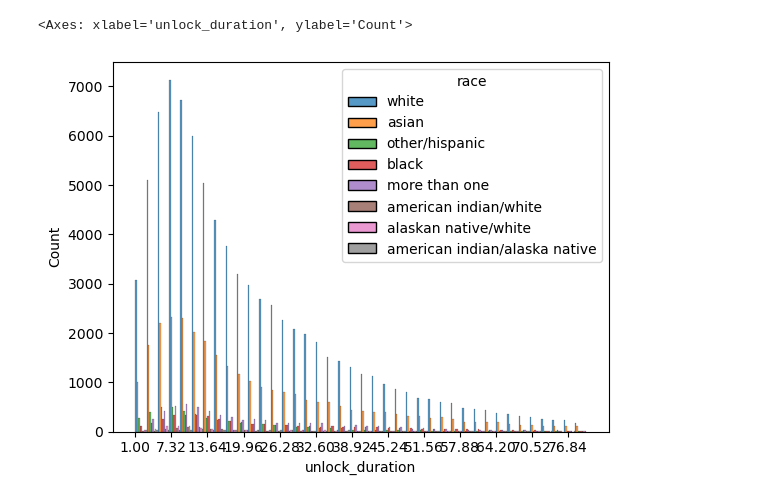
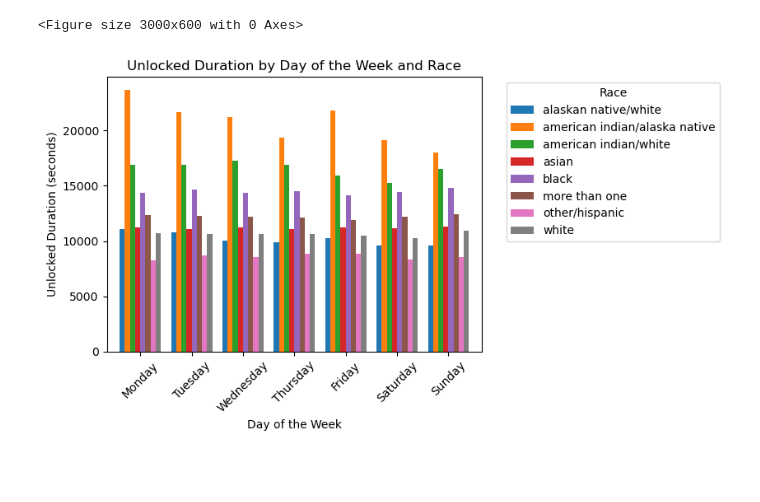
Before and after one commit to DMahjoob/CAIS_DigitalWellbeing, a Jupyter notebook: Preliminary/Week2/Week2_Task4d_Spencer.ipynb, the cells around one changed output. Drawn from its saved outputs; the diff is of its cells as text; code cells hidden in the pictures; blank space fills up the shorter version.

```diff
--- a/Preliminary/Week2/Week2_Task4d_Spencer.ipynb
+++ b/Preliminary/Week2/Week2_Task4d_Spencer.ipynb
@@ -9,4 +9,15 @@ SENSING_CSV = "../../Dataset/Sensing/sensing.csv"
 
 df = pd.read_csv(DEMOGRAPHICS_CSV)
 sensing_df = pd.read_csv(SENSING_CSV)
+# %%
+'''
+Merging sensing data with demographics data //src: catherines notebook
+'''
+sensing_df['formatted_day'] = pd.to_datetime(sensing_df['day'].astype(str), format='%Y%m%d')
+# Adds new column for day of the week
+sensing_df['day_of_week'] = sensing_df['formatted_day'].dt.day_name()
+sensing_df = sensing_df.merge(df[['uid', 'gender', 'race']], on='uid', how='left')
+
+duration_by_day = sensing_df.groupby('day_of_week')['unlock_duration_ep_0'].sum()
+duration_by_day = duration_by_day.reindex(['Monday', 'Tuesday', 'Wednesday', 'Thursday', 'Friday', 'Saturday', 'Sunday'])
 # %%
@@ -55,0 +76,4 @@ plt.savefig('unlock_duration_by_race.png', dpi=300, bbox_inches='tight')
+# %%
+duration_by_day_race = sensing_df.groupby(['day_of_week', 'race'])['unlock_duration_ep_0'].sum().unstack()
+duration_by_day_race = duration_by_day_race.reindex(['Monday', 'Tuesday', 'Wednesday', 'Thursday', 'Friday', 'Saturday', 'Sunday'])
+display(duration_by_day_race)
@@ -56,12 +90,14 @@ plt.savefig('unlock_duration_by_race.png', dpi=300, bbox_inches='tight')
 # %%
-filtered_df = df_merged[(df_merged['unlock_duration'] >= 1) & (df_merged['unlock_duration'] <= 80)]
-
-plt.xticks(ticks=bin_edges[::2])
-min_val = filtered_df['unlock_duration'].min()
-max_val = filtered_df['unlock_duration'].max()
-bin_edges = np.linspace(min_val, max_val, 25 + 1)
-plt.xticks(ticks=bin_edges[::2])
-sns.histplot(x='unlock_duration', hue='race', data=filtered_df, bins=40, multiple="dodge", stat="count")
+plt.figure(figsize=(30, 6))
+duration_by_day_race.plot(kind='bar', width=0.8)
+plt.title('Unlocked Duration by Day of the Week and Race')
+plt.xlabel('Day of the Week')
+plt.ylabel('Unlocked Duration (seconds)')
+plt.legend(title='Race', bbox_to_anchor=(1.05, 1), loc='upper left')
+plt.xticks(rotation=45)
+plt.tight_layout()
+plt.subplots_adjust(right=0.85)  # Adjust right margin to prevent legend cutoff
+plt.show()
 # %% [output]
-<Axes: xlabel='unlock_duration', ylabel='Count'>
+<Figure size 3000x600 with 0 Axes>
-[figure, old version]
+[figure, new version]
```
Also changed, not shown: parts of 14 cells of this notebook, 1 other file.
